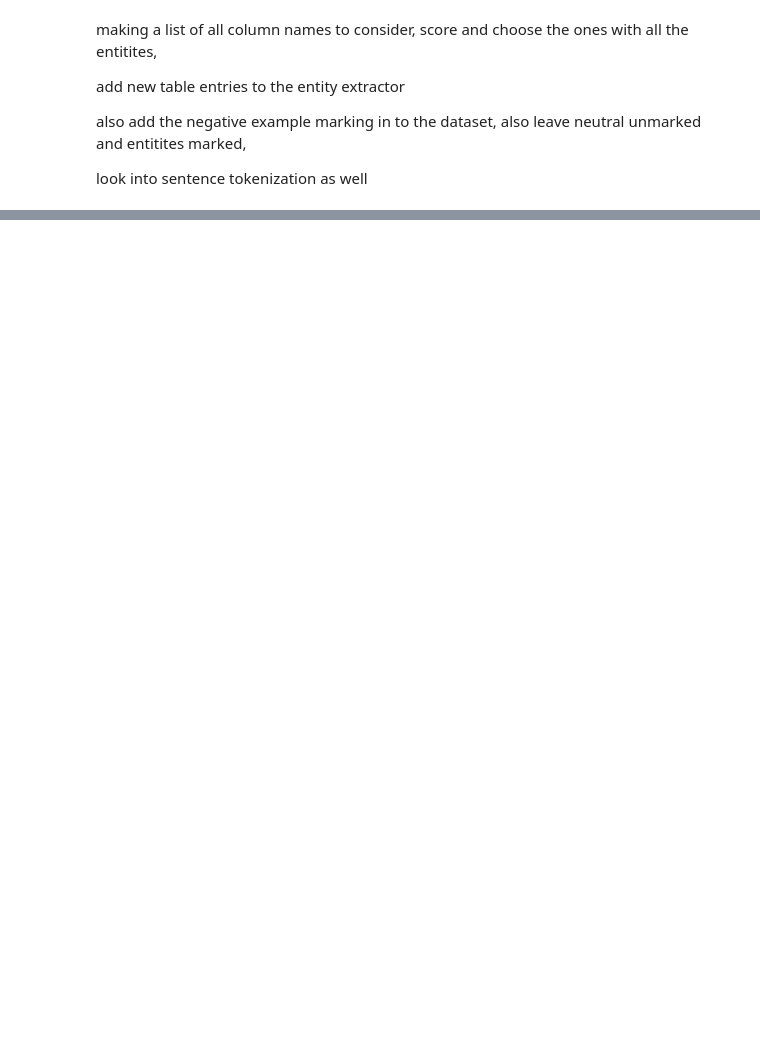
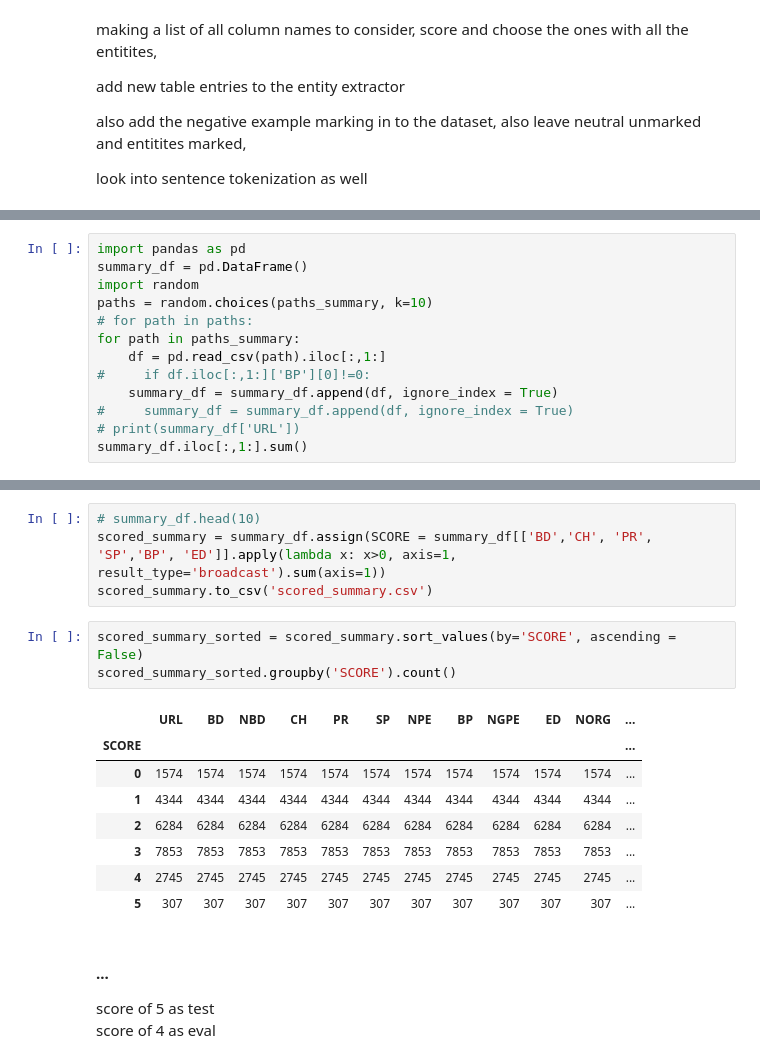
Before and after one commit to ratmcu/wiki_ner, a Jupyter notebook: wiki_conll_dataset.ipynb, the cells around one changed output, grey strips where cells are left out. Drawn from its saved outputs; the diff is of its cells as text; blank space fills up the shorter version.

```diff
--- a/wiki_conll_dataset.ipynb
+++ b/wiki_conll_dataset.ipynb
@@ -942,0 +882,13 @@ array([[<matplotlib.axes._subplots.AxesSubplot object at 0x...>,
+# %%
+import pandas as pd
+summary_df = pd.DataFrame()
+import random
+paths = random.choices(paths_summary, k=10)
+# for path in paths:
+for path in paths_summary:
+    df = pd.read_csv(path).iloc[:,1:]
+#     if df.iloc[:,1:]['BP'][0]!=0:
+    summary_df = summary_df.append(df, ignore_index = True)
+#     summary_df = summary_df.append(df, ignore_index = True)
+# print(summary_df['URL'])
+summary_df.iloc[:,1:].sum()
@@ -942,0 +914,20 @@ array([[<matplotlib.axes._subplots.AxesSubplot object at 0x...>,
+# %%
+# summary_df.head(10)
+scored_summary = summary_df.assign(SCORE = summary_df[['BD','CH', 'PR', 'SP','BP', 'ED']].apply(lambda x: x>0, axis=1, result_type='broadcast').sum(axis=1))
+scored_summary.to_csv('scored_summary.csv')
+# %%
+scored_summary_sorted = scored_summary.sort_values(by='SCORE', ascending = False)
+scored_summary_sorted.groupby('SCORE').count()
+# %% [output]
+|  | URL | BD | NBD | CH | PR | SP | NPE | BP | NGPE | ED | NORG | ... |
+| SCORE |  |  |  |  |  |  |  |  |  |  |  | ... |
+| 0 | 1574 | 1574 | 1574 | 1574 | 1574 | 1574 | 1574 | 1574 | 1574 | 1574 | 1574 | ... |
+| 1 | 4344 | 4344 | 4344 | 4344 | 4344 | 4344 | 4344 | 4344 | 4344 | 4344 | 4344 | ... |
+| 2 | 6284 | 6284 | 6284 | 6284 | 6284 | 6284 | 6284 | 6284 | 6284 | 6284 | 6284 | ... |
+| 3 | 7853 | 7853 | 7853 | 7853 | 7853 | 7853 | 7853 | 7853 | 7853 | 7853 | 7853 | ... |
+| 4 | 2745 | 2745 | 2745 | 2745 | 2745 | 2745 | 2745 | 2745 | 2745 | 2745 | 2745 | ... |
+| 5 | 307 | 307 | 307 | 307 | 307 | 307 | 307 | 307 | 307 | 307 | 307 | ... |
+# %% [markdown]
+#### ...
+score of 5 as test\
+score of 4 as eval
```
Also changed, not shown: parts of 50 cells of this notebook.
